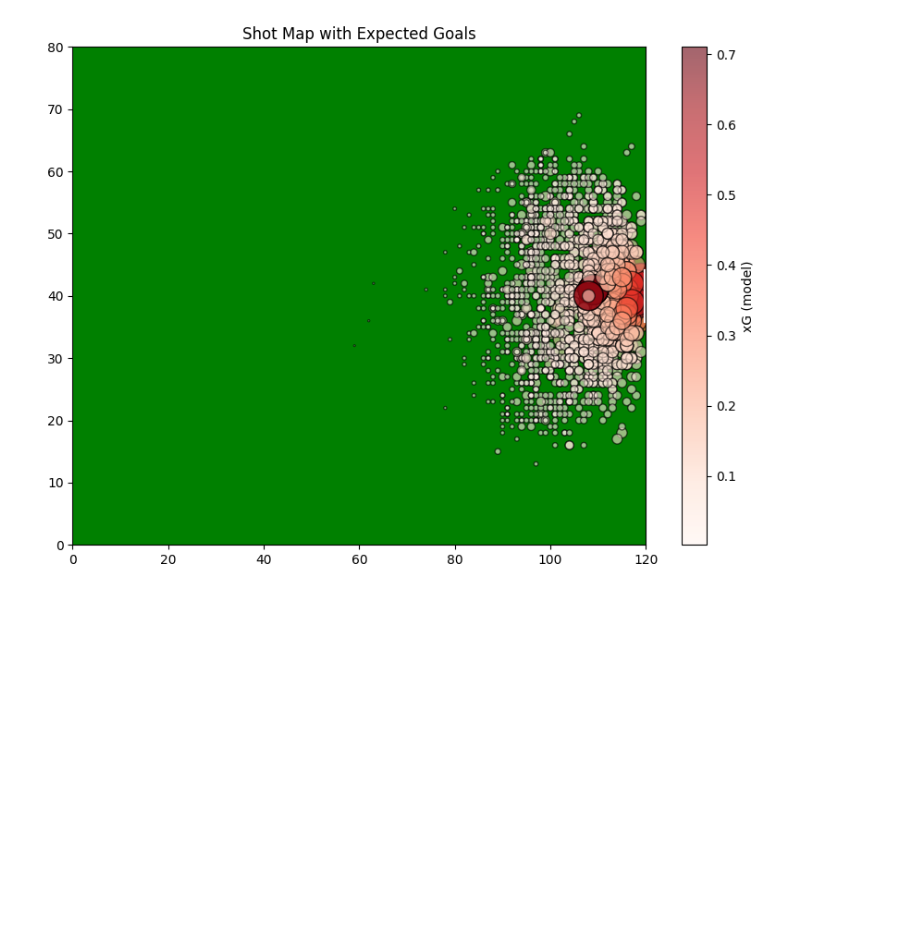
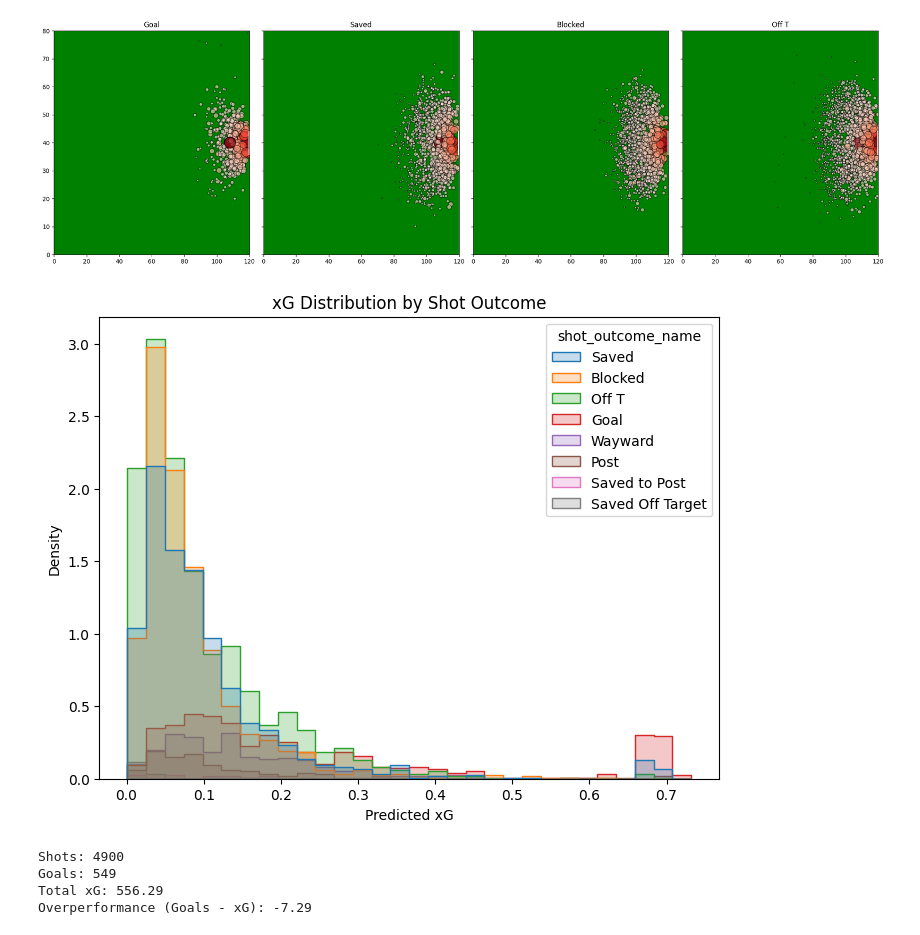
Before and after one commit to maxjlake96/football-xg-model, a Jupyter notebook: Recreating_xG.ipynb, the cells around one changed output. Saved outputs shown, nothing was run; the diff lists cells and outputs as text; code cells hidden in the pictures; blank space fills up the shorter version.

```diff
--- a/Recreating_xG.ipynb
+++ b/Recreating_xG.ipynb
@@ -195,0 +313,6 @@ shots["xG_model"] = model.predict_proba(X)[:,1]
+# %%
+features = ["shot_distance","shot_angle","is_penalty","is_fk"]
+X = df[features].fillna(0).astype(float)
+
+# probability of class 1 (goal)
+df["xG_model"] = clf.predict_proba(X)[:, 1]
@@ -196,24 +366,46 @@ shots["xG_model"] = model.predict_proba(X)[:,1]
 # %%
-import matplotlib.pyplot as plt
+import seaborn as sns
 
-fig, ax = plt.subplots(figsize=(10,7))
-ax.set_xlim(0,120)
-ax.set_ylim(0,80)
-ax.set_facecolor("green")
-ax.plot([120,120],[36,44],color="white",linewidth=3)
+outcomes = ["Goal","Saved","Blocked","Off T"]
+fig, axes = plt.subplots(1, len(outcomes), figsize=(20,6), sharex=True, sharey=True)
 
-sc = ax.scatter(
-    shots["location"].str[0],
-    shots["location"].str[1],
-    c=shots["xG_model"],
-    s=shots["xG_model"]*800,
-    cmap="Reds",
-    alpha=0.6,
-    edgecolor="black"
-)
+for ax, outcome in zip(axes, outcomes):
+    subset = df[df["shot_outcome_name"]==outcome]
+    ax.set_xlim(0,120); ax.set_ylim(0,80)
+    ax.set_facecolor("green")
+    ax.plot([120,120],[36,44], color="white", linewidth=3)
 
-plt.colorbar(sc, label="xG (model)")
-plt.title("Shot Map with Expected Goals")
+    sc = ax.scatter(subset["x"], subset["y"],
+                    c=subset["xG_model"], cmap="Reds",
+                    s=subset["xG_model"]*500, alpha=0.6, edgecolor="black")
+    ax.set_title(outcome)
+
+plt.tight_layout()
 plt.show()
 # %% [output]
-[figure, old version]
+[figure, new version]
+# %%
+plt.figure(figsize=(8,6))
+sns.histplot(data=df, x="xG_model", hue="shot_outcome_name",
+             bins=30, kde=False, element="step", stat="density")
+plt.xlabel("Predicted xG")
+plt.ylabel("Density")
+plt.title("xG Distribution by Shot Outcome")
+plt.show()
+# %% [output]
+[figure, added]
+# %%
+total_shots = len(df)
+goals = (df["shot_outcome_name"]=="Goal").sum()
+xg_total = df["xG_model"].sum()
+overperf = goals - xg_total
+
+print(f"Shots: {total_shots}")
+print(f"Goals: {goals}")
+print(f"Total xG: {xg_total:.2f}")
+print(f"Overperformance (Goals - xG): {overperf:.2f}")
+# %% [output]
+Shots: 4900
+Goals: 549
+Total xG: 556.29
+Overperformance (Goals - xG): -7.29
```
Also changed, not shown: parts of 26 cells of this notebook.
